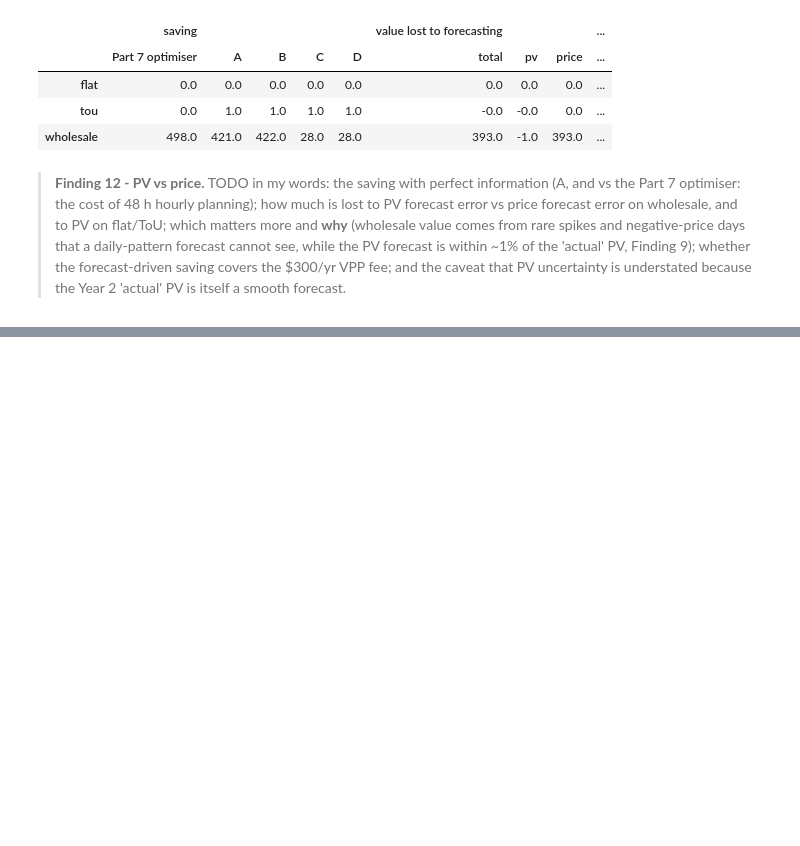
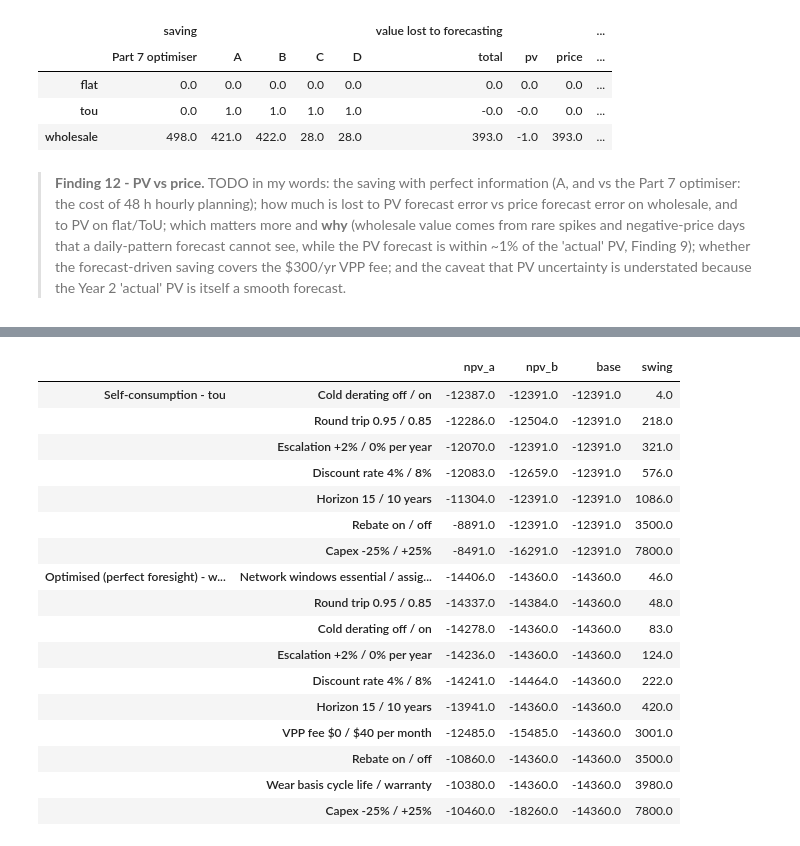
Before and after one commit to 7ayatibp/SOLA, a Jupyter notebook: SOLA4237_Assignment2.ipynb, the cells around one changed output, grey strips where cells are left out. Saved outputs shown, nothing was run; the diff lists cells and outputs as text; code cells hidden in the pictures; blank space fills up the shorter version.

```diff
--- a/SOLA4237_Assignment2.ipynb
+++ b/SOLA4237_Assignment2.ipynb
@@ -2690,0 +3421,14 @@ fig.show()
+# %%
+# Figure 14.1 - Cumulative discounted cash flow for each battery mode on its cheapest tariff
+best = master.drop("No battery", level="mode")["bill"].groupby(level="mode").idxmin()   # cheapest tariff per mode
+fig = go.Figure()
+for mode, (m, t) in best.items():
+    for basis, cx in CAPEX.items():
+        cf = cashflows(cx, master.loc[(m, t), "saving"], BATTERY)
+        fig.add_trace(go.Scatter(x=np.r_[0, cf.year], y=np.r_[-cx, cf.cum_discounted], mode="lines+markers",
+                                 name=f"{m} - {names[t]} ({basis})", line_dash="solid" if basis == "no rebate" else "dot"))
+fig.add_hline(y=0, line_color="black", line_width=1)
+fig.update_layout(title=f"Cumulative discounted cash flow ({DISCOUNT_RATE:.0%} discount rate, {HORIZON_YEARS} years)",
+                  xaxis_title="Year", yaxis_title="AUD", height=450, template="plotly_white",
+                  legend=dict(orientation="h", y=-0.25))
+fig.show()
@@ -2690,0 +3439,72 @@ fig.show()
+# %%
+TORNADO_CASES = [("Self-consumption", "tou"), ("Optimised (perfect foresight)", "wholesale")]   # the household's cheapest own-battery
+                # option and VPP-SPREE's best case; rolling-horizon cases are not re-run (about 10 min per bar)
+
+def case_saving(case, spec: BatterySpec = BATTERY, windows: str = NETWORK_WINDOWS) -> float:
+    """Re-run one case's dispatch with a changed battery or network windows. Cash saving $/yr, BEFORE any VPP fee."""
+    mode, t = case
+    imp, exp = prices[f"{t}_imp"], prices[f"{t}_exp"]
+    if t == "wholesale" and windows != NETWORK_WINDOWS:
+        w = wholesale_retail_price(dfc.loc[y2, "rrp_kWh"], windows)
+        imp, exp = w["import_kWh"], w["export_kWh"]
+    if mode == "Self-consumption":
+        grid = load2 - pv2 - self_consumption_dispatch(load2, pv2, temp2, spec)
+    elif mode.startswith("Optimised"):
+        wear = degradation_cost_per_kwh(spec) if USE_DEGRADATION_COST else 0.0
+        o = optimise_year(load2, pv2, imp, exp, temp2, spec, deg_cost=wear, **switches)
+        grid = o.import_kW - o.export_kW
+    else:
+        raise ValueError(f"{mode}: not re-run in the tornado")
+    return float(annual_bill(load2 - pv2, imp, exp) - annual_bill(grid, imp, exp))
+
+def tornado(case) -> pd.DataFrame:
+    mode, t = case
+    vpp = mode.startswith(("Optimised", "Rolling")) and t == "wholesale"
+    fee = VPP_FEE_PER_MONTH * 12 if vpp else 0.0
+    s0 = case_saving(case)
+    assert np.isclose(s0 - fee, master.loc[case, "saving"], atol=1.0), "re-run does not reproduce the master table"
+    npv = lambda saving=s0 - fee, capex=BATTERY.capex_aud, **kw: npv_irr(capex, saving, BATTERY, **kw)["npv"]
+    rerun = lambda **kw: case_saving(case, **kw) - fee
+    rows = {
+        "Capex -25% / +25%":            (npv(capex=0.75 * BATTERY.capex_aud), npv(capex=1.25 * BATTERY.capex_aud)),
+        "Rebate on / off":              (npv(capex=CAPEX["with rebate"]), npv()),
+        "Discount rate 3% / 9.5%":      (npv(rate=0.03), npv(rate=0.095)),
+        "Horizon 15 / 10 years":        (npv(years=15), npv()),
+        "Escalation +2% / 0% per year": (npv(escalation=0.02), npv()),
+        "Round trip 0.95 / 0.85":       (npv(rerun(spec=replace(BATTERY, rte=0.95))), npv(rerun(spec=replace(BATTERY, rte=0.85)))),
+        "Cold derating off / on":       (npv(rerun(spec=replace(BATTERY, power_frac_outside=1.0))), npv()),
+    }
+    if mode.startswith("Optimised"):
+        cl = sigen_spec(2, wear_basis="cycle life")
+        rows["Wear basis cycle life / warranty"] = (npv(rerun(spec=cl)), npv())
+    if t == "wholesale":
+        other = "essential" if NETWORK_WINDOWS == "assignment" else "assignment"
+        rows[f"Network windows {other} / {NETWORK_WINDOWS}"] = (npv(rerun(windows=other)), npv())
+    if vpp:
+        rows["VPP fee $0 / $40 per month"] = (npv(s0), npv(s0 - 40 * 12))
+    out = pd.DataFrame(rows, index=["npv_a", "npv_b"]).T
+    out["base"] = npv()
+    out["swing"] = (out.npv_a - out.npv_b).abs()
+    return out.sort_values("swing")
+
+torn = {case: tornado(case) for case in TORNADO_CASES}
+pd.concat({f"{m} - {t}": d for (m, t), d in torn.items()}).round(0)
+# %% [output]
+|  |  | npv_a | npv_b | base | swing |
+| Self-consumption - tou | Cold derating off / on | -12387.0 | -12391.0 | -12391.0 | 4.0 |
+|  | Round trip 0.95 / 0.85 | -12286.0 | -12504.0 | -12391.0 | 218.0 |
+|  | Escalation +2% / 0% per year | -12070.0 | -12391.0 | -12391.0 | 321.0 |
+|  | Discount rate 4% / 8% | -12083.0 | -12659.0 | -12391.0 | 576.0 |
+|  | Horizon 15 / 10 years | -11304.0 | -12391.0 | -12391.0 | 1086.0 |
+|  | Rebate on / off | -8891.0 | -12391.0 | -12391.0 | 3500.0 |
+|  | Capex -25% / +25% | -8491.0 | -16291.0 | -12391.0 | 7800.0 |
+| Optimised (perfect foresight) - w... | Network windows essential / assig... | -14406.0 | -14360.0 | -14360.0 | 46.0 |
+|  | Round trip 0.95 / 0.85 | -14337.0 | -14384.0 | -14360.0 | 48.0 |
+|  | Cold derating off / on | -14278.0 | -14360.0 | -14360.0 | 83.0 |
+|  | Escalation +2% / 0% per year | -14236.0 | -14360.0 | -14360.0 | 124.0 |
+|  | Discount rate 4% / 8% | -14241.0 | -14464.0 | -14360.0 | 222.0 |
+|  | Horizon 15 / 10 years | -13941.0 | -14360.0 | -14360.0 | 420.0 |
+|  | VPP fee $0 / $40 per month | -12485.0 | -15485.0 | -14360.0 | 3001.0 |
+|  | Rebate on / off | -10860.0 | -14360.0 | -14360.0 | 3500.0 |
+|  | Wear basis cycle life / warranty | -10380.0 | -14360.0 | -14360.0 | 3980.0 |
+|  | Capex -25% / +25% | -10460.0 | -18260.0 | -14360.0 | 7800.0 |
```
Also changed, not shown: parts of 60 cells of this notebook, 22 other files.
